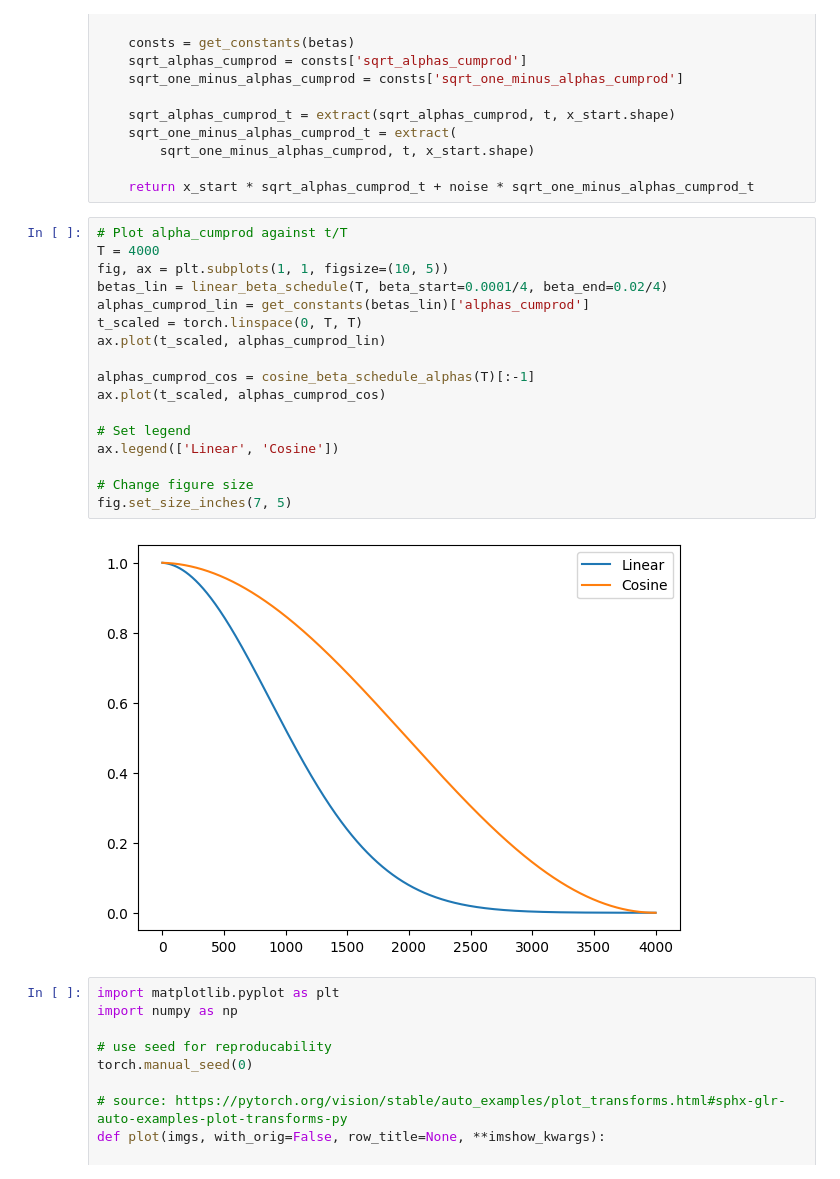
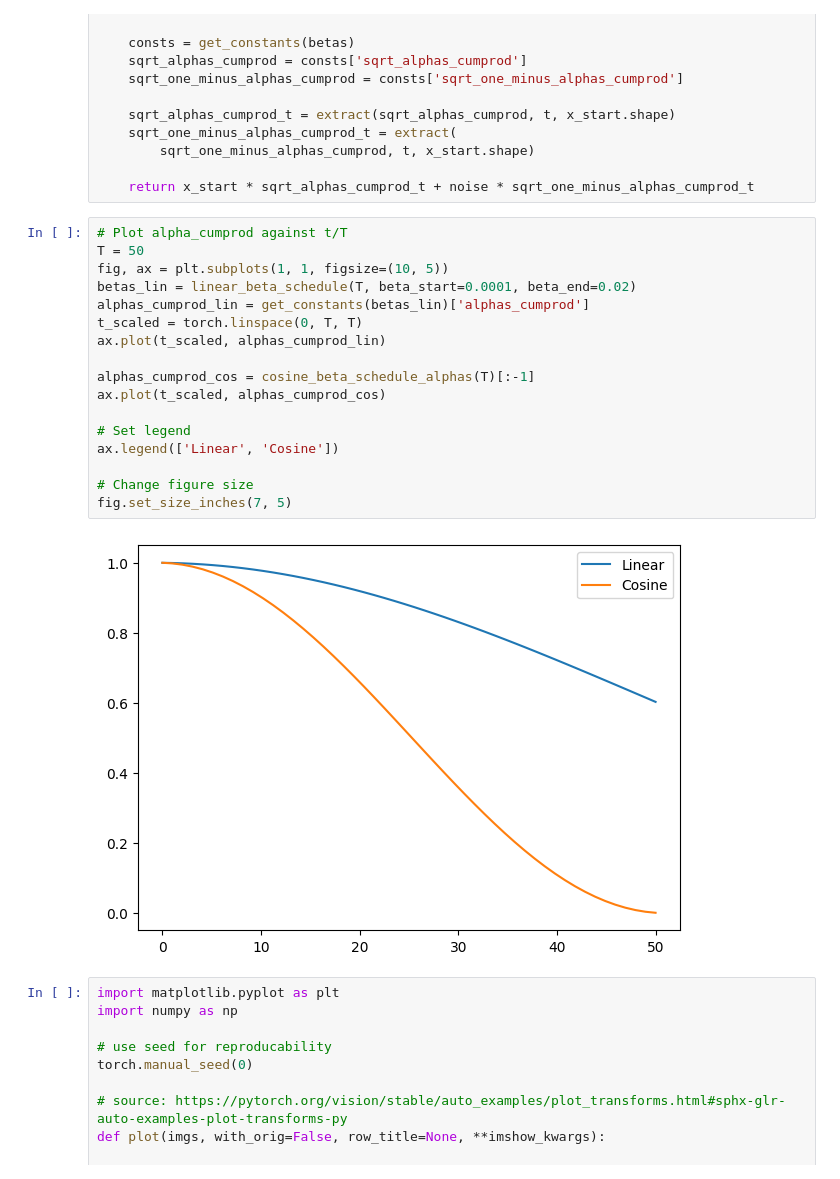
Before and after one commit to gardberg/thesis, a Jupyter notebook: schedule_viz.ipynb, the cells around one changed output. Drawn from its saved outputs; the diff is of its cells as text.

```diff
--- a/schedule_viz.ipynb
+++ b/schedule_viz.ipynb
@@ -115,23 +115,23 @@ def q_sample(x_start, t, betas, noise=None):
     return x_start * sqrt_alphas_cumprod_t + noise * sqrt_one_minus_alphas_cumprod_t
 # %%
 # Plot alpha_cumprod against t/T
-T = 4000
+T = 50
 fig, ax = plt.subplots(1, 1, figsize=(10, 5))
-betas_lin = linear_beta_schedule(T, beta_start=0.0001/4, beta_end=0.02/4)
+betas_lin = linear_beta_schedule(T, beta_start=0.0001, beta_end=0.02)
 alphas_cumprod_lin = get_constants(betas_lin)['alphas_cumprod']
 t_scaled = torch.linspace(0, T, T)
 ax.plot(t_scaled, alphas_cumprod_lin)
 
 alphas_cumprod_cos = cosine_beta_schedule_alphas(T)[:-1]
 ax.plot(t_scaled, alphas_cumprod_cos)
 
 # Set legend
 ax.legend(['Linear', 'Cosine'])
 
 # Change figure size
 fig.set_size_inches(7, 5)
 # %% [output]
-[figure, old version]
+[figure, new version]
 # %%
 import matplotlib.pyplot as plt
 import numpy as np
```
Also changed, not shown: parts of 2 cells of this notebook, 38 other files.
